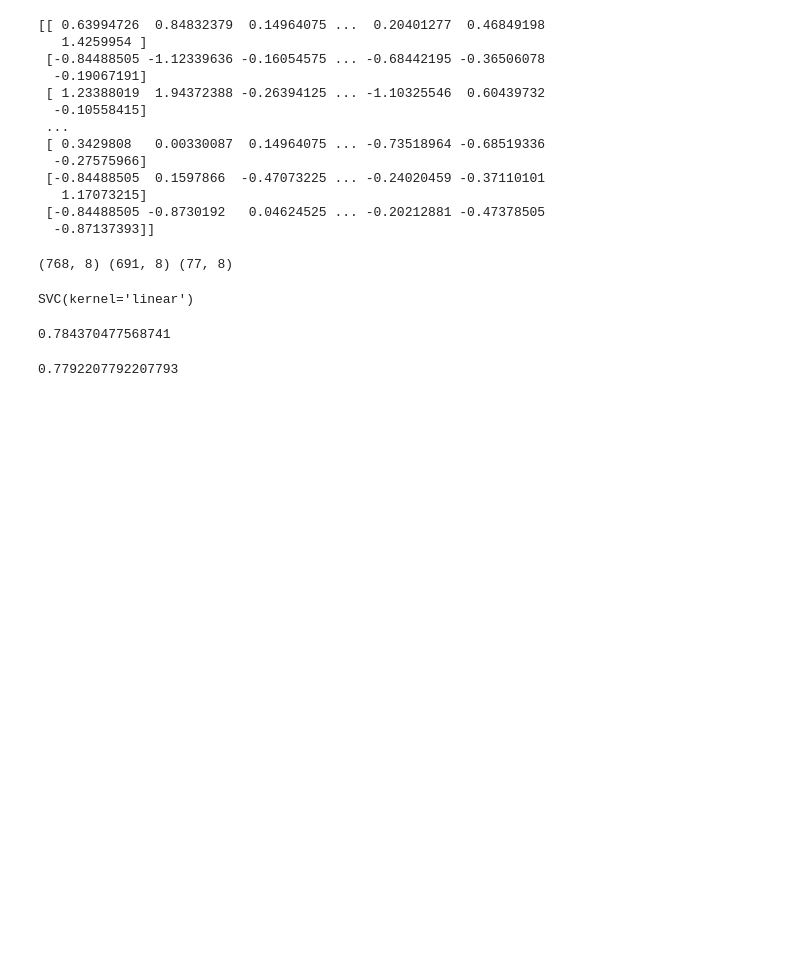
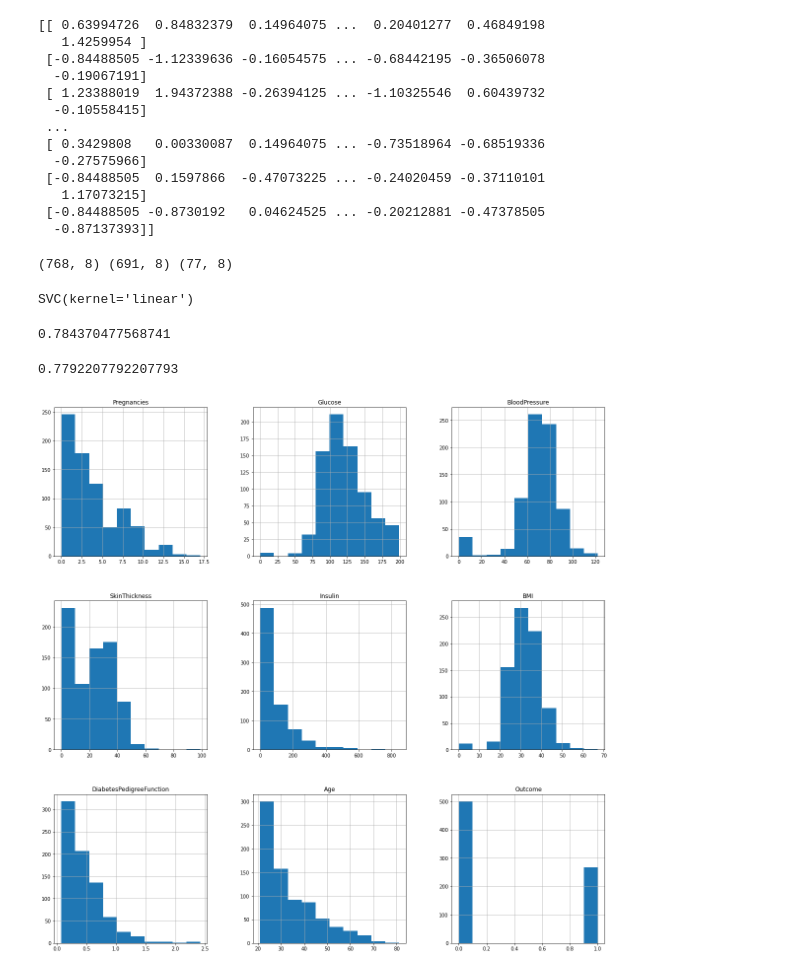
Before and after one commit to srngprmswrn/Diabetes-Prediction, a Jupyter notebook: code.ipynb, the cells around one changed output. Drawn from its saved outputs; the diff is of its cells as text; code cells hidden in the pictures; blank space fills up the shorter version.

```diff
--- a/code.ipynb
+++ b/code.ipynb
@@ -121,3 +128,7 @@ test_data_accuracy = accuracy_score(x_test_prediction, y_test)
 print(test_data_accuracy)
 # %% [output]
 0.7792207792207793
+# %%
+p = diabetes_dataset.hist(figsize=(20, 20))
+# %% [output]
+[figure, added]
```
Also changed, not shown: parts of 4 cells of this notebook.
